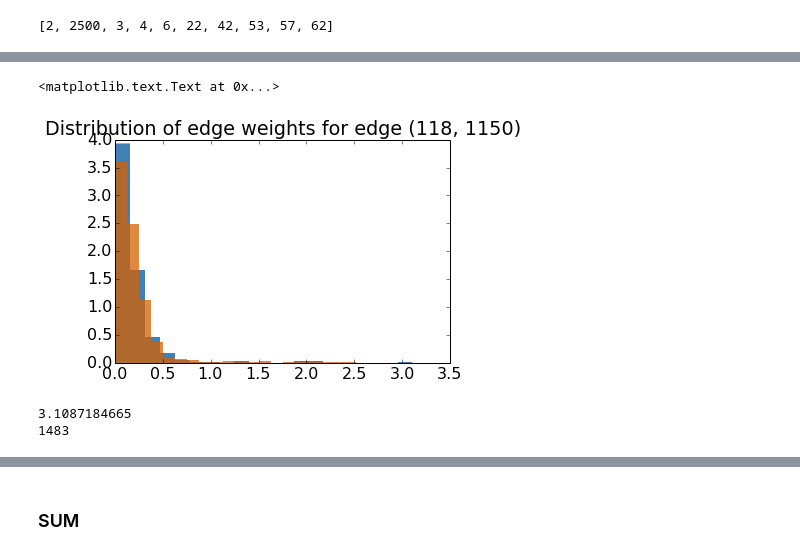
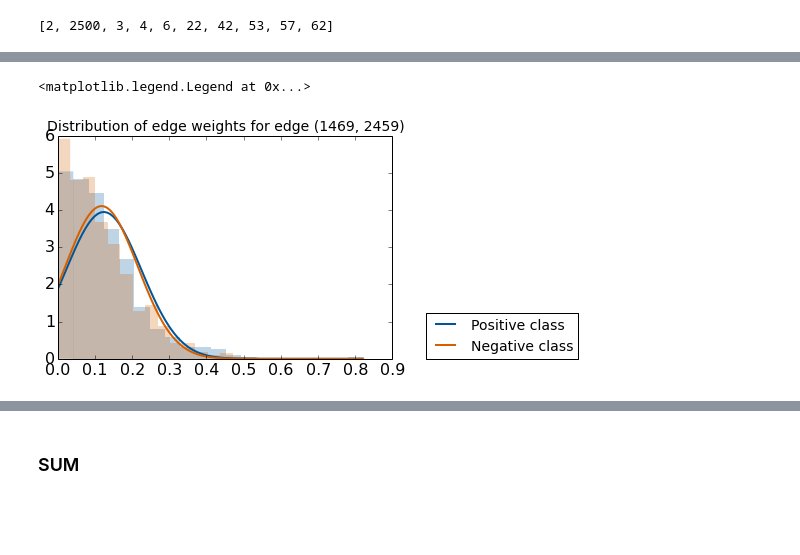
Before and after one commit to chagaz/SamSpecCoEN, a Jupyter notebook: Exploring ACES and FERAL data.ipynb, the cells around one changed output, grey strips where cells are left out. Cells and saved outputs as stored; diff of their text form; code cells hidden in the pictures; blank space fills up the shorter version.

Commit message:
Fixed bug in edge weights computation

```diff
--- a/Exploring ACES and FERAL data.ipynb
+++ b/Exploring ACES and FERAL data.ipynb
@@ -77,6 +77,10 @@ X_in_ntwk = X[:, genes_in_network]
 print X_in_ntwk.shape
 # %% [output]
 (1616, 3238)
+# %%
+# Remap edges in edges_list so that the indices correspond to the restricted version of X
+new_edges_list = np.array([[genes_in_network.index(e[0]),
+                            genes_in_network.index(e[1])] for e in edges_list])
 # %%
 print(list(edges_set)[:10])
 # %% [output]
@@ -139,3 +144,10 @@ print Xr.shape
 
 #X_in_ntwk -= x_mean
 #X_in_ntwk /= x_stdv
+# %%
+# Pick edge to work with
+e_idx = np.random.random_integers(0, high=len(edges_list))
+
+idx_1 = new_edges_list[e_idx][0]
+idx_2 = new_edges_list[e_idx][1]
+print idx_1, idx_2
@@ -142,5 +156,4 @@ print Xr.shape
 # %%
-idx_1 = edges_list[-1][0]
-idx_2 = edges_list[-1][1]
-n, p = Xr.shape
 reg_wr = np.linalg.lstsq(np.array([ Xr[:, idx_1], np.ones(n) ]).T, Xr[:, idx_2])[0]
+[w0, w1] = reg_wr
+print w0, w1
@@ -155,17 +211,19 @@ e_weights_1 = np.array([dist_to_line(X_in_ntwk[q, idx_1], X_in_ntwk[q, idx_2], w
 # %%
 h=hist(e_weights_1[y==1], bins=20, normed=True, edgecolor='none',
-            color=blue_color, alpha=0.75)
+            color=blue_color, alpha=0.25)
+mean = np.mean(e_weights_1[y==1])
+sigm = np.sqrt(np.var(e_weights_1[y==1]))
+x = np.linspace(np.min(e_weights_1), np.max(e_weights_1), 100)
+plot(x, mlab.normpdf(x, mean, sigm), lw=2, color=blue_color, label='Positive class')
+
 h=hist(e_weights_1[y==0], bins=20, normed=True, edgecolor='none',
-            color=orange_color, alpha=0.75)
-title('Distribution of edge weights for edge (%d, %d)' % (idx_1, idx_2))
+            color=orange_color, alpha=0.25)
+mean = np.mean(e_weights_1[y==0])
+sigm = np.sqrt(np.var(e_weights_1[y==0]))
+plot(x, mlab.normpdf(x, mean, sigm), lw=2, color=orange_color, label='Negative class')
+
+title('Distribution of edge weights for edge (%d, %d)' % (idx_1, idx_2), fontsize=14)
+legend(fontsize=14, loc=(1.1, 0))
 # %% [output]
-<matplotlib.text.Text at 0x...>
+<matplotlib.legend.Legend at 0x...>
-[figure, old version]
+[figure, new version]
-# %%
-# Point that's furthest from the line
-print np.max(e_weights_1)
-sample_idx = np.where(e_weights_1==np.max(e_weights_1))[0][0]
-print sample_idx
-# %% [output]
-3.1087184665
-1483
```
Also changed, not shown: parts of 25 cells of this notebook, 2 other files.
